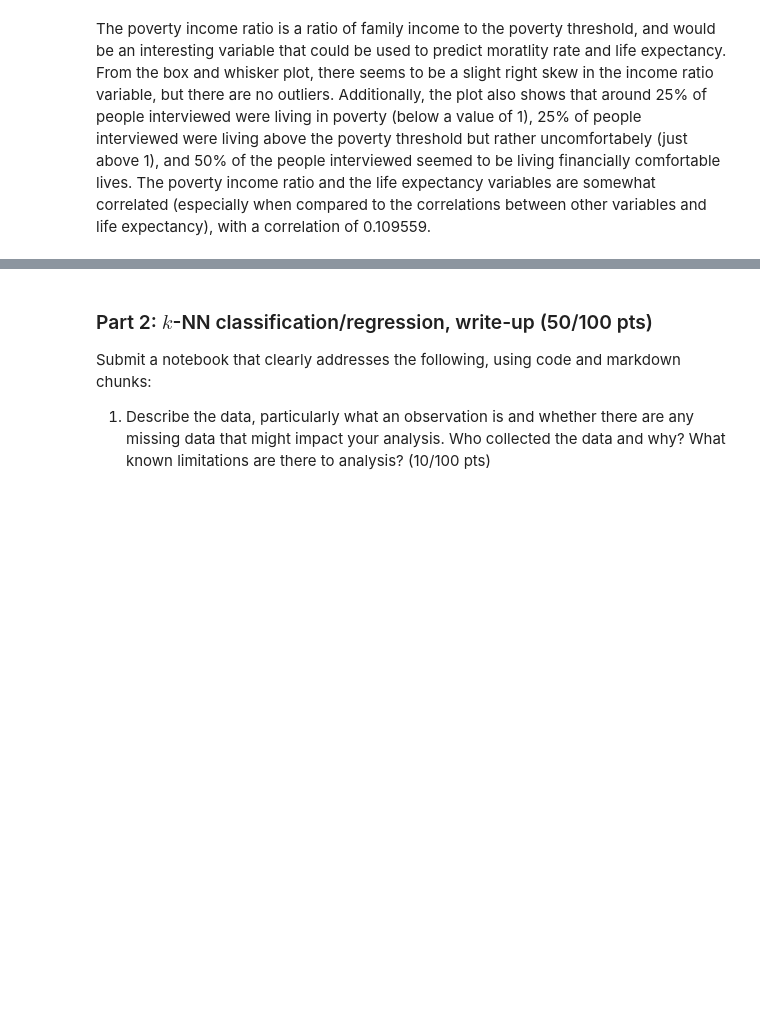
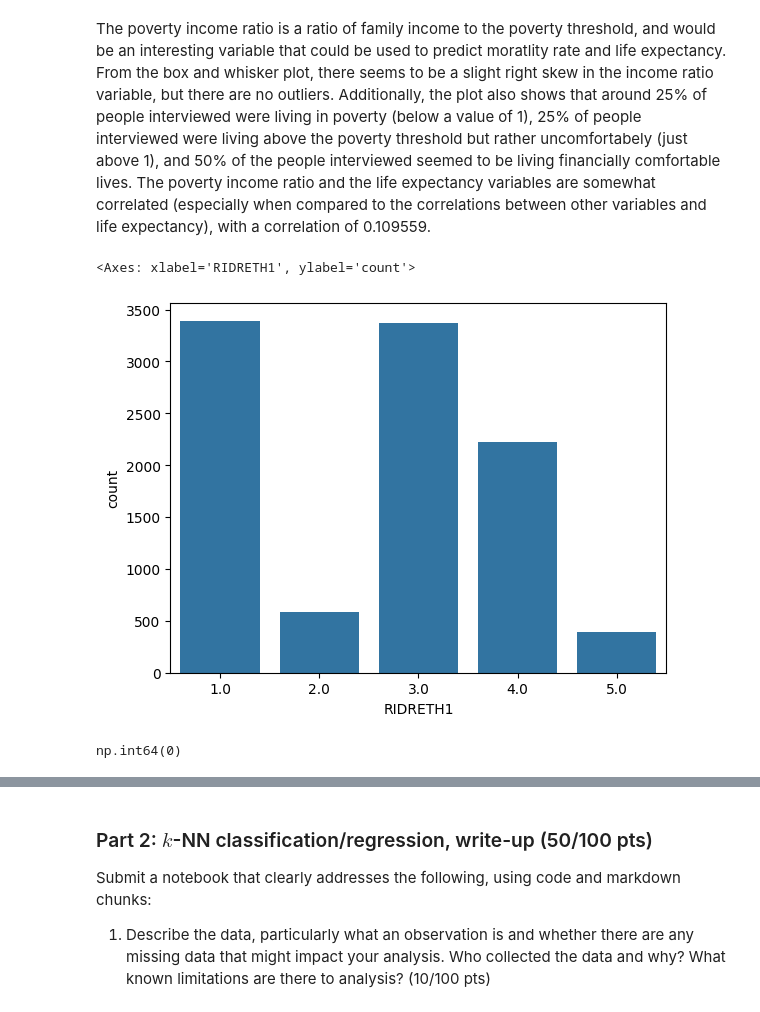
Before and after one commit to shalmalirao/ds3001-project1, a Jupyter notebook: project_1_bsds.ipynb, the cells around one changed output, grey strips where cells are left out. Saved outputs shown, nothing was run; the diff lists cells and outputs as text; code cells hidden in the pictures; blank space fills up the shorter version.

Commit message:
adding ethnicity variable

```diff
--- a/project_1_bsds.ipynb
+++ b/project_1_bsds.ipynb
@@ -122,3 +122,22 @@ df[['INDFMPIR', 'PERMTH_INT']].corr()
 | PERMTH_INT | 0.109559 | 1.000000 |
 # %% [markdown]
 The poverty income ratio is a ratio of family income to the poverty threshold, and would be an interesting variable that could be used to predict moratlity rate and life expectancy. From the box and whisker plot, there seems to be a slight right skew in the income ratio variable, but there are no outliers. Additionally, the plot also shows that around 25% of people interviewed were living in poverty (below a value of 1), 25% of people interviewed were living above the poverty threshold but rather uncomfortabely (just above 1), and 50% of the people interviewed seemed to be living financially comfortable lives. The poverty income ratio and the life expectancy variables are somewhat correlated (especially when compared to the correlations between other variables and life expectancy), with a correlation of 0.109559.
+# %%
+import seaborn as sns
+import matplotlib.pyplot as plt
+
+#RIDRETH is a categorical variable for ethinicity/race.
+sns.countplot(x=df['RIDRETH1'])
+
+#Based on the values for the categories for NHANES, 1 is Mexican American, 2 is Other Hispanic, 3 is Non-Hispanic White, 4 is Non-Hispanic Black, and 5 is Other Race/Multiracial
+#As seen in the plot below, the most prevalent races in the dataset are Mexican American and Non-Hispanic White, with Non-Hispanic Black being moderately represented.
+#Thus, it is important to note for our analysis that the dataset is not evenly distributed across racial groups.
+# %% [output]
+<Axes: xlabel='RIDRETH1', ylabel='count'>
+[figure, added]
+# %%
+import numpy as np
+np.sum(df['RIDRETH1'].isna(), axis=0)
+#There are no missing values for RIDRETH1
+# %% [output]
+np.int64(0)
```
Also changed, not shown: parts of 3 cells of this notebook, 1 other file.
